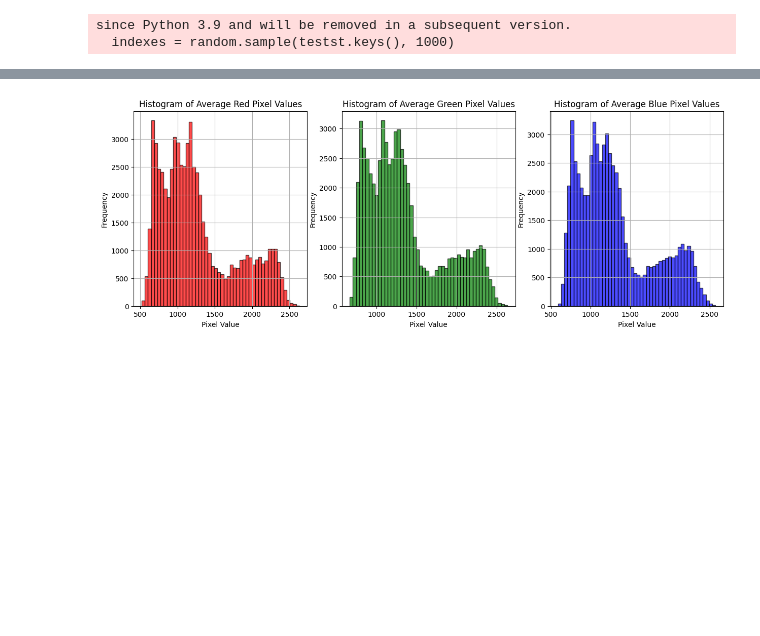
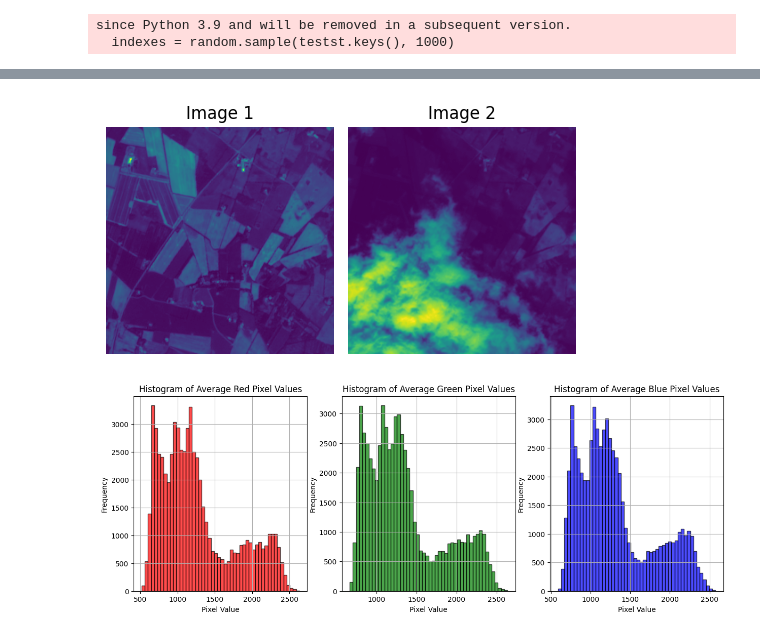
Before and after one commit to ThomasHEBRARD/cloud_removal, a Jupyter notebook: preprocess/normalisation.ipynb, the cells around one changed output, grey strips where cells are left out. Drawn from its saved outputs; the diff is of its cells as text; code cells hidden in the pictures; blank space fills up the shorter version.

```diff
--- a/preprocess/normalisation.ipynb
+++ b/preprocess/normalisation.ipynb
@@ -144,6 +144,6 @@ def load_batch(bands=["B04", "B03", "B02"], batch_size=1, is_testing=False):
     return batched_data
 # %%
 imgs_A, imgs_B = zip(
-    *load_batch(batch_size=50)
+    *load_batch(batch_size=1, bands=["B02", "B03", "B04", "B05", "B06", "B07", "B08", "B8A", "B11","B12", ])
 )
 imgs_B = np.array(imgs_B)
@@ -150,3 +162,23 @@ imgs_B = np.array(imgs_B)
+# %%
+fig, axes = plt.subplots(1, 2, figsize=(5, 5))
+
+# Plot the first image
+axes[0].imshow(gt[:,:,0])  # Assuming grayscale image, change cmap if needed
+axes[0].axis('off')
+axes[0].set_title('Image 1')
+
+# Plot the second image
+axes[1].imshow(inp[:,:,2])  # Assuming grayscale image, change cmap if needed
+axes[1].axis('off')
+axes[1].set_title('Image 2')
+
+# Adjust the spacing between subplots
+plt.tight_layout()
+
+# Display the plot
+plt.show()
+# %% [output]
+[figure, added]
 # %%
 import numpy as np
 import matplotlib.pyplot as plt
```
Also changed, not shown: parts of 4 cells of this notebook, 15 other files.
